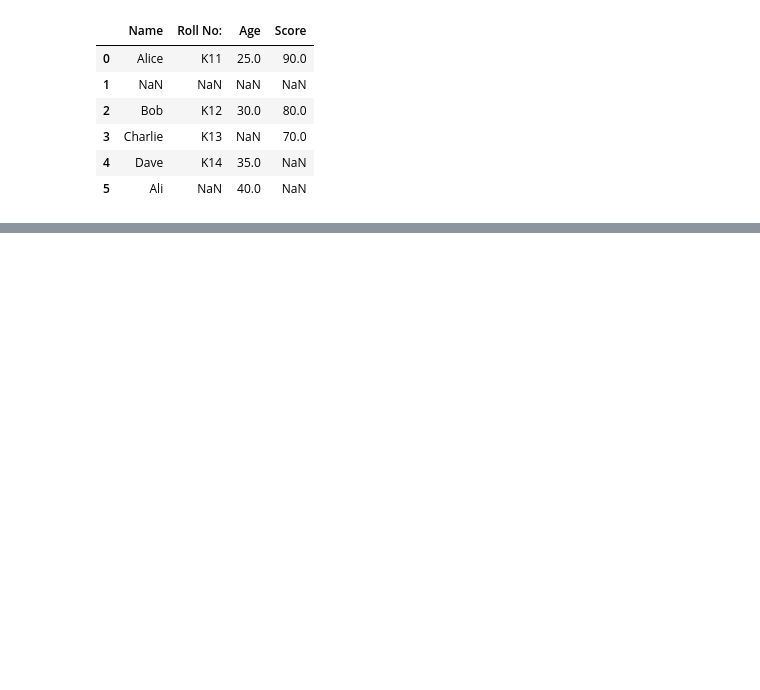
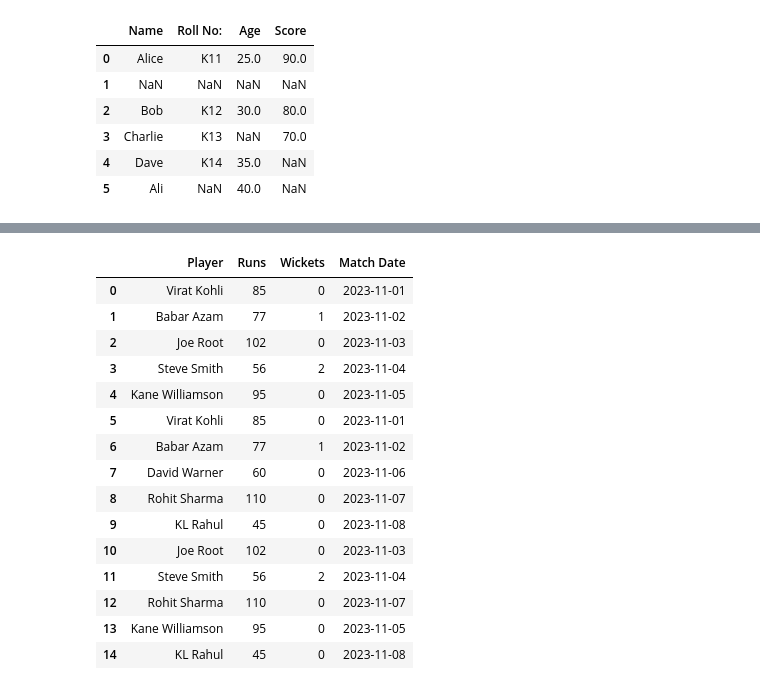
Before and after one commit to iAleeRaza/Pandas, a Jupyter notebook: dataframe_methods.ipynb, the cells around one changed output, grey strips where cells are left out. Saved outputs shown, nothing was run; the diff lists cells and outputs as text; code cells hidden in the pictures; blank space fills up the shorter version.

```diff
--- a/dataframe_methods.ipynb
+++ b/dataframe_methods.ipynb
@@ -458,0 +499,46 @@ record
+# %%
+data = {
+    'Player': [
+        'Virat Kohli', 'Babar Azam', 'Joe Root', 'Steve Smith', 'Kane Williamson',
+        'Virat Kohli', 'Babar Azam', 'David Warner', 'Rohit Sharma', 'KL Rahul',
+        'Joe Root', 'Steve Smith', 'Rohit Sharma', 'Kane Williamson', 'KL Rahul'
+    ],
+    'Runs': [
+        85, 77, 102, 56, 95,
+        85, 77, 60, 110, 45,
+        102, 56, 110, 95, 45
+    ],
+    'Wickets': [
+        0, 1, 0, 2, 0,
+        0, 1, 0, 0, 0,
+        0, 2, 0, 0, 0
+    ],
+    'Match Date': [
+        '2023-11-01', '2023-11-02', '2023-11-03', '2023-11-04', '2023-11-05',
+        '2023-11-01', '2023-11-02', '2023-11-06', '2023-11-07', '2023-11-08',
+        '2023-11-03', '2023-11-04', '2023-11-07', '2023-11-05', '2023-11-08'
+    ]
+}
+
+# Create DataFrame
+players = pd.DataFrame(data)
+
+# Show the DataFrame
+players
+# %% [output]
+|  | Player | Runs | Wickets | Match Date |
+| 0 | Virat Kohli | 85 | 0 | 2023-11-01 |
+| 1 | Babar Azam | 77 | 1 | 2023-11-02 |
+| 2 | Joe Root | 102 | 0 | 2023-11-03 |
+| 3 | Steve Smith | 56 | 2 | 2023-11-04 |
+| 4 | Kane Williamson | 95 | 0 | 2023-11-05 |
+| 5 | Virat Kohli | 85 | 0 | 2023-11-01 |
+| 6 | Babar Azam | 77 | 1 | 2023-11-02 |
+| 7 | David Warner | 60 | 0 | 2023-11-06 |
+| 8 | Rohit Sharma | 110 | 0 | 2023-11-07 |
+| 9 | KL Rahul | 45 | 0 | 2023-11-08 |
+| 10 | Joe Root | 102 | 0 | 2023-11-03 |
+| 11 | Steve Smith | 56 | 2 | 2023-11-04 |
+| 12 | Rohit Sharma | 110 | 0 | 2023-11-07 |
+| 13 | Kane Williamson | 95 | 0 | 2023-11-05 |
+| 14 | KL Rahul | 45 | 0 | 2023-11-08 |
```
Also changed, not shown: parts of 16 cells of this notebook.
